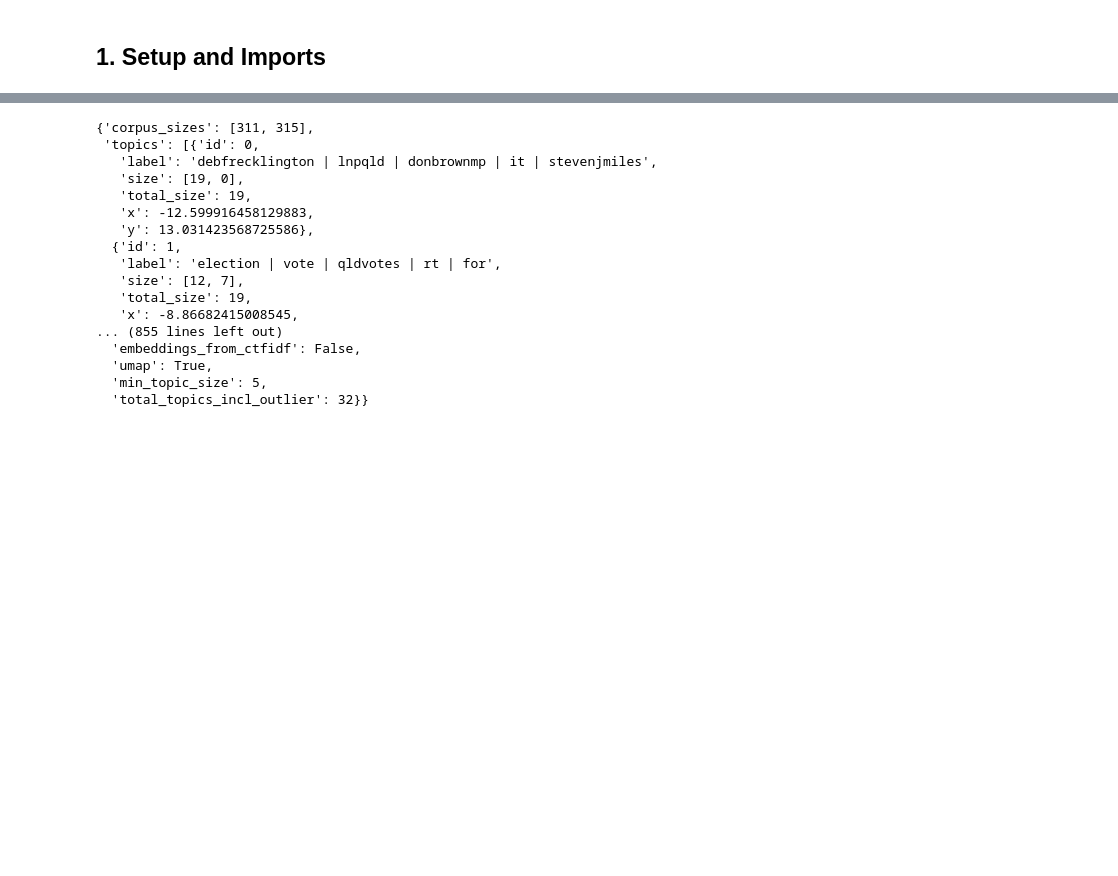
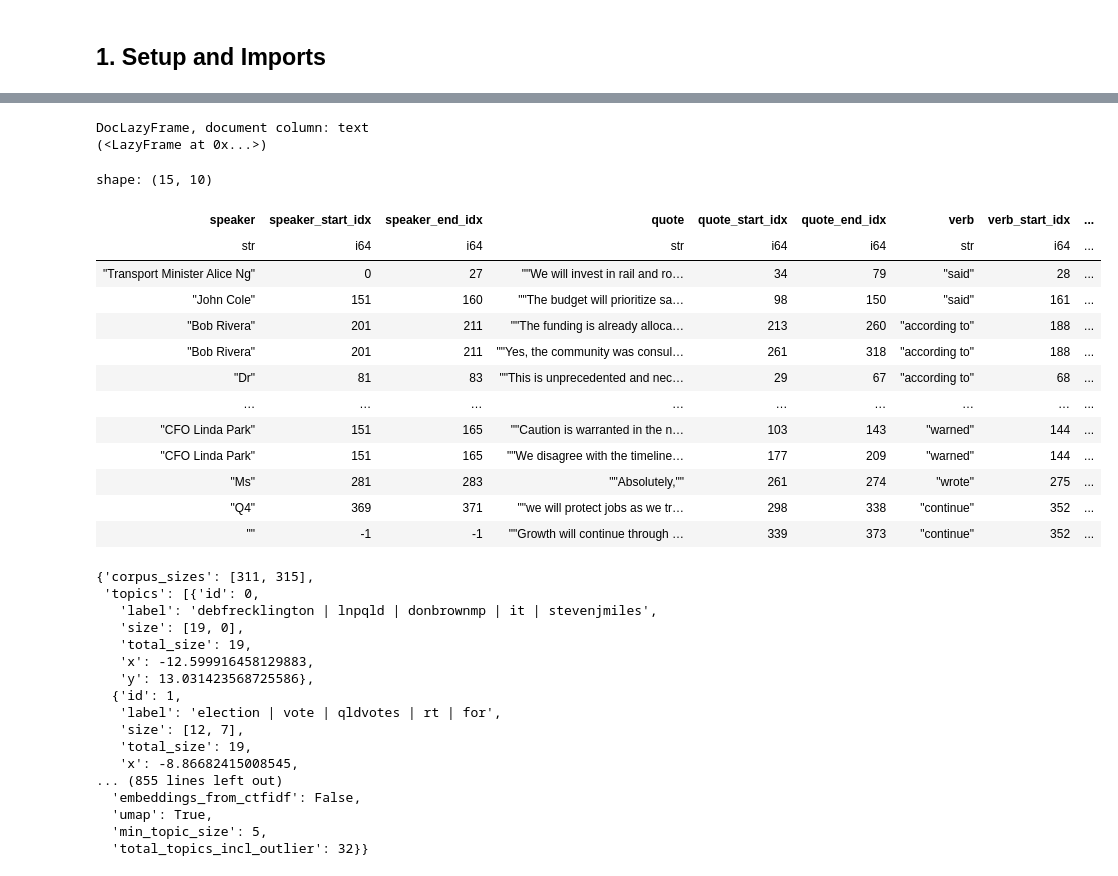
Before and after one commit to Australian-Text-Analytics-Platform/docframe, a Jupyter notebook: examples/demo.ipynb, the cells around one changed output, grey strips where cells are left out. Cells and saved outputs as stored; diff of their text form; code cells hidden in the pictures; blank space fills up the shorter version.

```diff
--- a/examples/demo.ipynb
+++ b/examples/demo.ipynb
@@ -34,6 +34,37 @@ shape: (5, 15)
 | 1317123564248551425 | "2020-10-16 15:21:43.000 +0000" | "2020-10-17 02:01:46.000 +0000" | 162876955 | "JoelRichtersALP" | "RT @QLDLabor: Different electi… | 1316997215064268801 | 147861172 | ... |
 | 1317123704678019072 | "2020-10-16 15:22:16.000 +0000" | "2020-10-17 02:01:46.000 +0000" | 162876955 | "JoelRichtersALP" | "RT @gracextwo: Access to sanit… | 1316975344293871616 | 263418376 | ... |
 | 1317124150243151874 | "2020-10-16 15:24:03.000 +0000" | "2020-10-17 02:01:46.000 +0000" | 162876955 | "JoelRichtersALP" | "RT @MarkBaileyMP: Clive Palmer… | 1316888481939877890 | 984808496 | ... |
+# %%
+tweets_df_lazy
+# %% [output]
+DocLazyFrame, document column: text
+(<LazyFrame at 0x...>)
+# %%
+import polars as pl
+
+paragraphs = pl.DataFrame({
+    "text": [
+        'Transport Minister Alice Ng said, "We will invest in rail and roads this year." Later in the day, "The budget will prioritize safety and reliability," John Cole said after touring a site. According to Bob Rivera, "The funding is already allocated and tracked." "Yes, the community was consulted and supports the plan," tweeted Ms. Leah Park, noting regional feedback.',
+        'During the press conference, "This is unprecedented and necessary," according to Dr. Maria Gomez. The spokesperson said, "We will share more details tomorrow once agencies brief Parliament." "Indeed," said Prime Minister Evan Stone, "the reforms are overdue and will help families." "We expect bipartisan support across committees," according to Senator Riley Chan after the session.',
+        'Markets opened higher: "Investors are relieved by the clarity," wrote CEO Ian Cho in a morning update. "Caution is warranted in the near term," warned CFO Linda Park in a memo. "We disagree with the timeline," the union leader, Mark Shaw, said following talks. "Absolutely," wrote Ms. Priya Desai, "we will protect jobs as we transition." "Growth will continue through Q4," according to Treasury analysts reviewing the data.'
+    ]
+})
+paragraphs.text.quotation(column="text")
+# %% [output]
+shape: (15, 10)
+| speaker | speaker_start_idx | speaker_end_idx | quote | quote_start_idx | quote_end_idx | verb | verb_start_idx | ... |
+| str | i64 | i64 | str | i64 | i64 | str | i64 | ... |
+| "Transport Minister Alice Ng" | 0 | 27 | ""We will invest in rail and ro… | 34 | 79 | "said" | 28 | ... |
+| "John Cole" | 151 | 160 | ""The budget will prioritize sa… | 98 | 150 | "said" | 161 | ... |
+| "Bob Rivera" | 201 | 211 | ""The funding is already alloca… | 213 | 260 | "according to" | 188 | ... |
+| "Bob Rivera" | 201 | 211 | ""Yes, the community was consul… | 261 | 318 | "according to" | 188 | ... |
+| "Dr" | 81 | 83 | ""This is unprecedented and nec… | 29 | 67 | "according to" | 68 | ... |
+| … | … | … | … | … | … | … | … | ... |
+| "CFO Linda Park" | 151 | 165 | ""Caution is warranted in the n… | 103 | 143 | "warned" | 144 | ... |
+| "CFO Linda Park" | 151 | 165 | ""We disagree with the timeline… | 177 | 209 | "warned" | 144 | ... |
+| "Ms" | 281 | 283 | ""Absolutely,"" | 261 | 274 | "wrote" | 275 | ... |
+| "Q4" | 369 | 371 | ""we will protect jobs as we tr… | 298 | 338 | "continue" | 352 | ... |
+| "" | -1 | -1 | ""Growth will continue through … | 339 | 373 | "continue" | 352 | ... |
 # %%
 from bertopic import BERTopic
 
```
Also changed, not shown: 7 other files.
